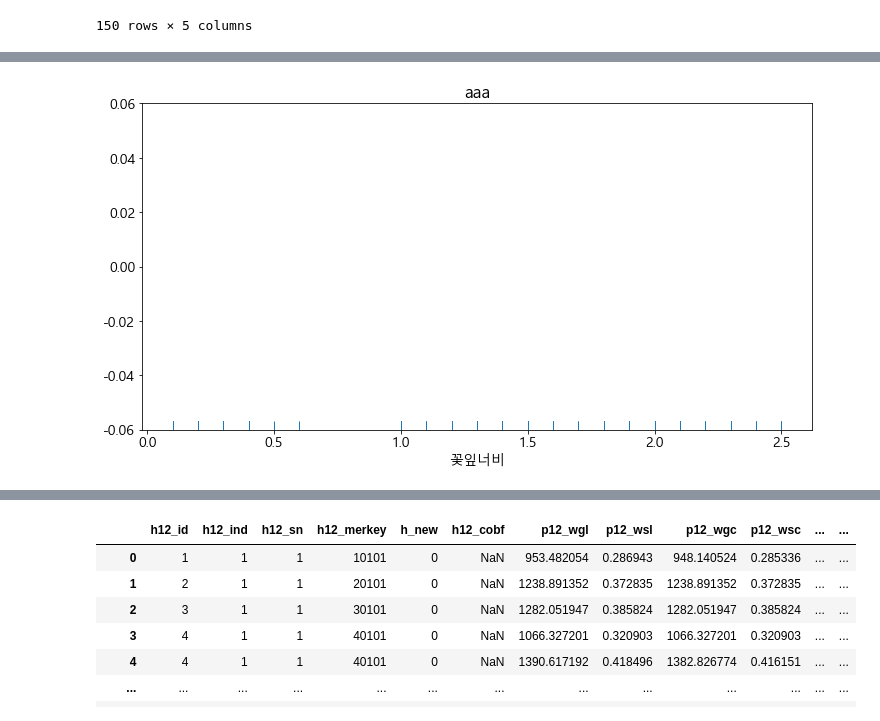
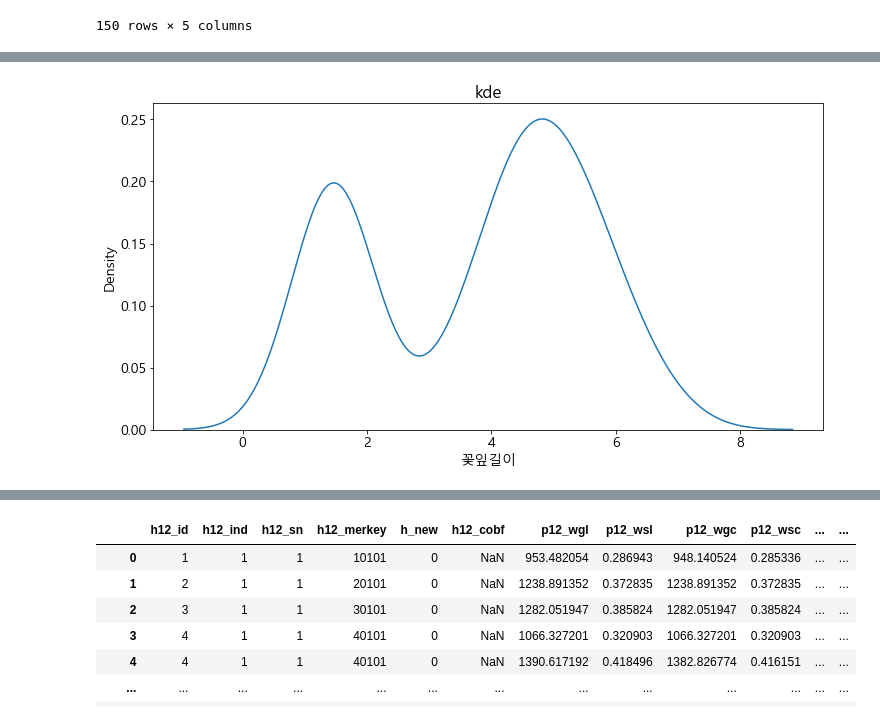
Before and after one commit to UnchaeJeong/20210706, a Jupyter notebook: 6_30_데이터 시각화/04_데이터 시각화/Untitled.ipynb, the cells around one changed output, grey strips where cells are left out. Cells and saved outputs as stored; diff of their text form; code cells hidden in the pictures.

```diff
--- a/6_30_데이터 시각화/04_데이터 시각화/Untitled.ipynb
+++ b/6_30_데이터 시각화/04_데이터 시각화/Untitled.ipynb
@@ -22,8 +22,7 @@ plt.rcParams['axes.unicode_minus'] = False
 plt.rcParams['figure.facecolor'] = 'white'
 # %%
 iris = pd.read_csv('data/iris.csv')
-iris.columns = ['꽃받침길이', '꽃받침너비',
-                '꽃잎길이','꽃잎너비', '품종']
+iris.columns = ['꽃받침길이', '꽃받침너비', '꽃잎길이', '꽃잎너비', '품종']
 iris
 # %% [output]
 |  | 꽃받침길이 | 꽃받침너비 | 꽃잎길이 | 꽃잎너비 | 품종 |
@@ -42,6 +47,6 @@ iris
 # %%
-sns.rugplot(iris['꽃잎너비'])
-plt.title('aaa')
+sns.kdeplot(iris['꽃잎길이'])
+plt.title('kde')
 plt.show()
 # %% [output]
-[figure, old version]
+[figure, new version]
```
Also changed, not shown: parts of 43 cells of this notebook, 2 other files.
